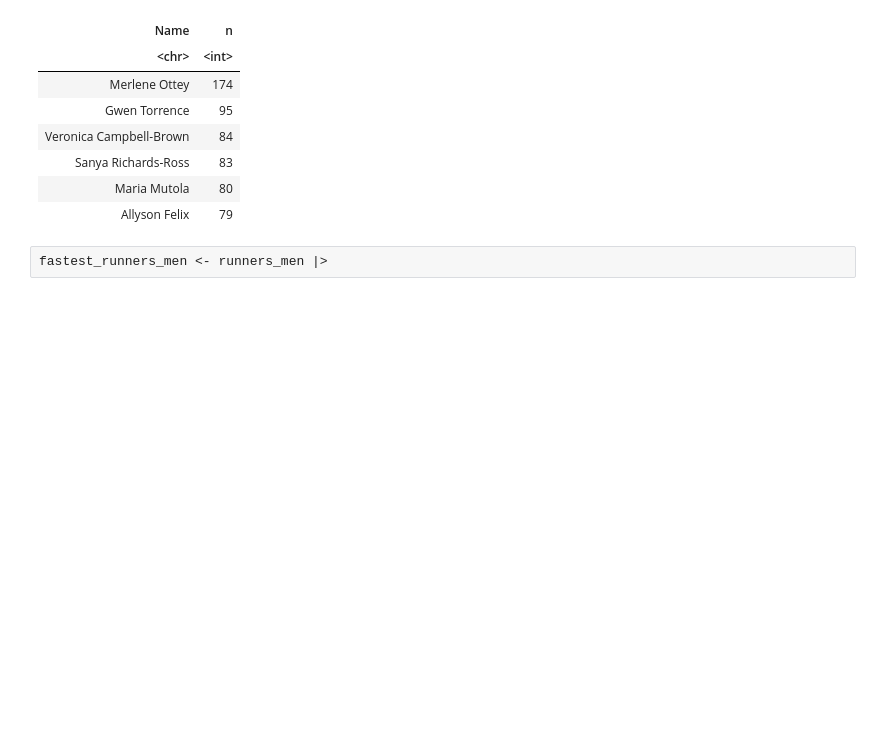
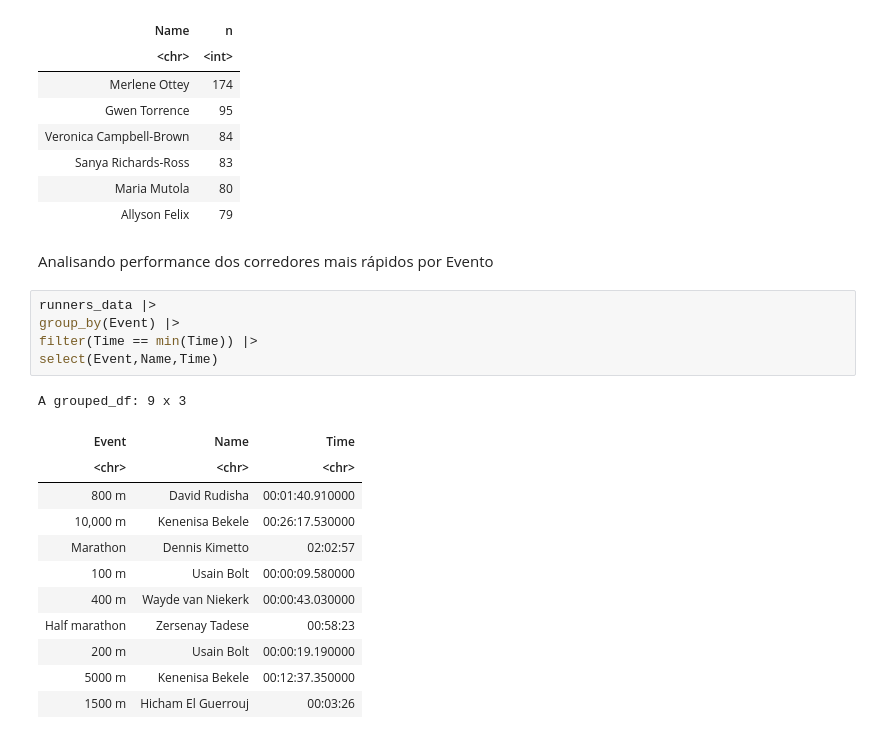
Before and after one commit to TomasLira/Sprint-and-Marathon-analysis, a Jupyter notebook: ExploratoryAnalysisRunners.ipynb, the cells around one changed output. Saved outputs shown, nothing was run; the diff lists cells and outputs as text; blank space fills up the shorter version.

Commit message:
analise daperformance do corredor

```diff
--- a/ExploratoryAnalysisRunners.ipynb
+++ b/ExploratoryAnalysisRunners.ipynb
@@ -135,5 +137,23 @@ A grouped_df: 6 x 2
 | Sanya Richards-Ross | 83 |
 | Maria Mutola | 80 |
 | Allyson Felix | 79 |
-# %%
-fastest_runners_men <- runners_men |>
+# %% [markdown]
+Analisando performance dos corredores mais rápidos por Evento
+# %%
+runners_data |>
+group_by(Event) |>
+filter(Time == min(Time)) |>
+select(Event,Name,Time)
+# %% [output]
+A grouped_df: 9 x 3
+| Event | Name | Time |
+| <chr> | <chr> | <chr> |
+| 800 m | David Rudisha | 00:01:40.910000 |
+| 10,000 m | Kenenisa Bekele | 00:26:17.530000 |
+| Marathon | Dennis Kimetto | 02:02:57 |
+| 100 m | Usain Bolt | 00:00:09.580000 |
+| 400 m | Wayde van Niekerk | 00:00:43.030000 |
+| Half marathon | Zersenay Tadese | 00:58:23 |
+| 200 m | Usain Bolt | 00:00:19.190000 |
+| 5000 m | Kenenisa Bekele | 00:12:37.350000 |
+| 1500 m | Hicham El Guerrouj | 00:03:26 |
```
Also changed, not shown: parts of 3 cells of this notebook.
